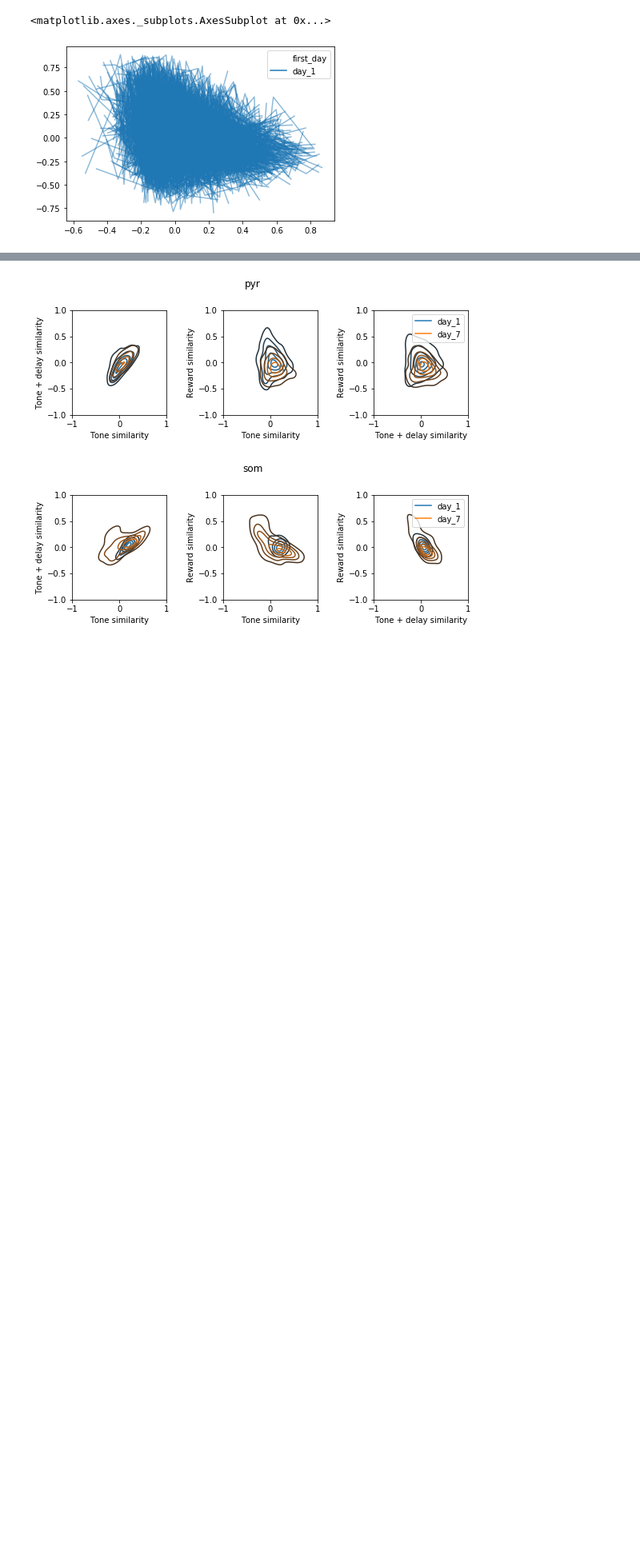
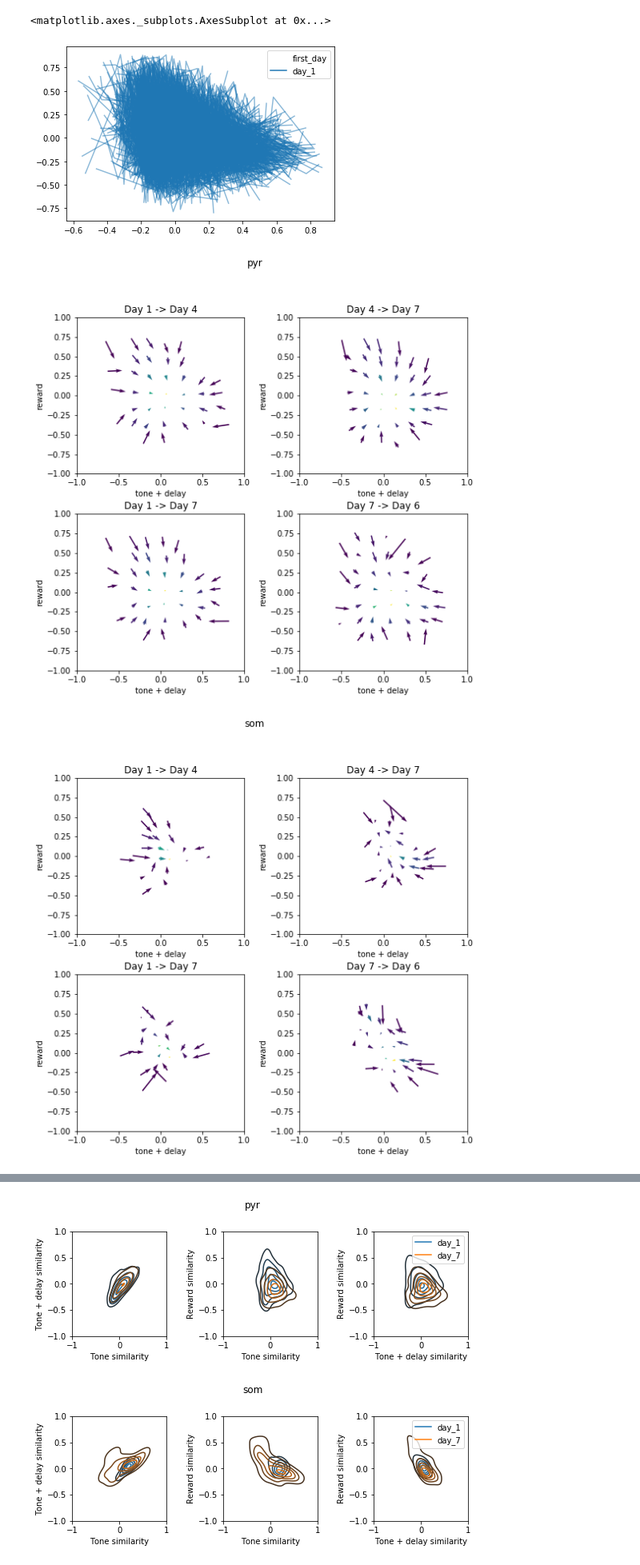
Before and after one commit to nauralcodinglab/interneuron-reward, a Jupyter notebook: notebooks/evolving_trial_structure_projections.ipynb, the cells around one changed output, grey strips where cells are left out. Shown at 80% size. Cells and saved outputs as stored; diff of their text form; code cells hidden in the pictures; blank space fills up the shorter version.

Commit message:
Added quiver plots for learning dynamics

```diff
--- a/notebooks/evolving_trial_structure_projections.ipynb
+++ b/notebooks/evolving_trial_structure_projections.ipynb
@@ -333,0 +373,66 @@ sns.lineplot(
+# %%
+def learning_quiver_by_condition(cell_type, first_day, last_day, x_component, y_component, flip_time=False):
+    mask = (
+        (grand_fluo.get_meta_attr('cell_type') == cell_type)
+        & (grand_fluo.get_meta_attr('first_day') <= min(first_day, last_day))
+        & ((grand_fluo.get_meta_attr('day') == first_day)
+           | (grand_fluo.get_meta_attr('day') == last_day))
+    )
+    if not flip_time:
+        first_timestep_mask = grand_fluo.get_meta_attr('day')[mask] == first_day
+    else:
+        first_timestep_mask = grand_fluo.get_meta_attr('day')[mask] == last_day
+    learning_quiver(
+        x=ideal_projection_similarities[x_component][mask],
+        y=ideal_projection_similarities[y_component][mask],
+        units=grand_fluo.get_meta_attr('cell_uid')[mask],
+        first_timestep=first_timestep_mask,
+        bins=7
+    )
+# %%
+for celltype in cond.CellType:
+
+    plt.figure(figsize=(8, 8))
+    plt.suptitle(celltype)
+
+    plt.subplot(221)
+    plt.title('Day 1 -> Day 4')
+    learning_quiver_by_condition(celltype, cond.Day(1), cond.Day(4), 'tone + delay', 'reward')
+    plt.xlabel('tone + delay')
+    plt.ylabel('reward')
+    plt.xlim(-1, 1)
+    plt.ylim(-1, 1)
+
+    plt.subplot(222)
+    plt.title('Day 4 -> Day 7')
+    learning_quiver_by_condition(celltype, cond.Day(4), cond.Day(7), 'tone + delay', 'reward')
+    plt.xlabel('tone + delay')
+    plt.ylabel('reward')
+    plt.xlim(-1, 1)
+    plt.ylim(-1, 1)
+
+    plt.subplot(223)
+    plt.title('Day 1 -> Day 7')
+    learning_quiver_by_condition(celltype, cond.Day(1), cond.Day(7), 'tone + delay', 'reward')
+    plt.xlabel('tone + delay')
+    plt.ylabel('reward')
+    plt.xlim(-1, 1)
+    plt.ylim(-1, 1)
+
+    plt.subplot(224)
+    plt.title('Day 7 -> Day 6')
+    learning_quiver_by_condition(celltype, cond.Day(6), cond.Day(7), 'tone + delay', 'reward', flip_time=True)
+    plt.xlabel('tone + delay')
+    plt.ylabel('reward')
+    plt.xlim(-1, 1)
+    plt.ylim(-1, 1)
+
+    plt.tight_layout()
+    plt.subplots_adjust(top=0.85)
+
+    plt.savefig('../img/quiver/{}_not_to_scale.png'.format(celltype), dpi=600)
+
+    plt.show()
+# %% [output]
+[figure, added]
+[figure, added]
```
Also changed, not shown: parts of 3 cells of this notebook.
